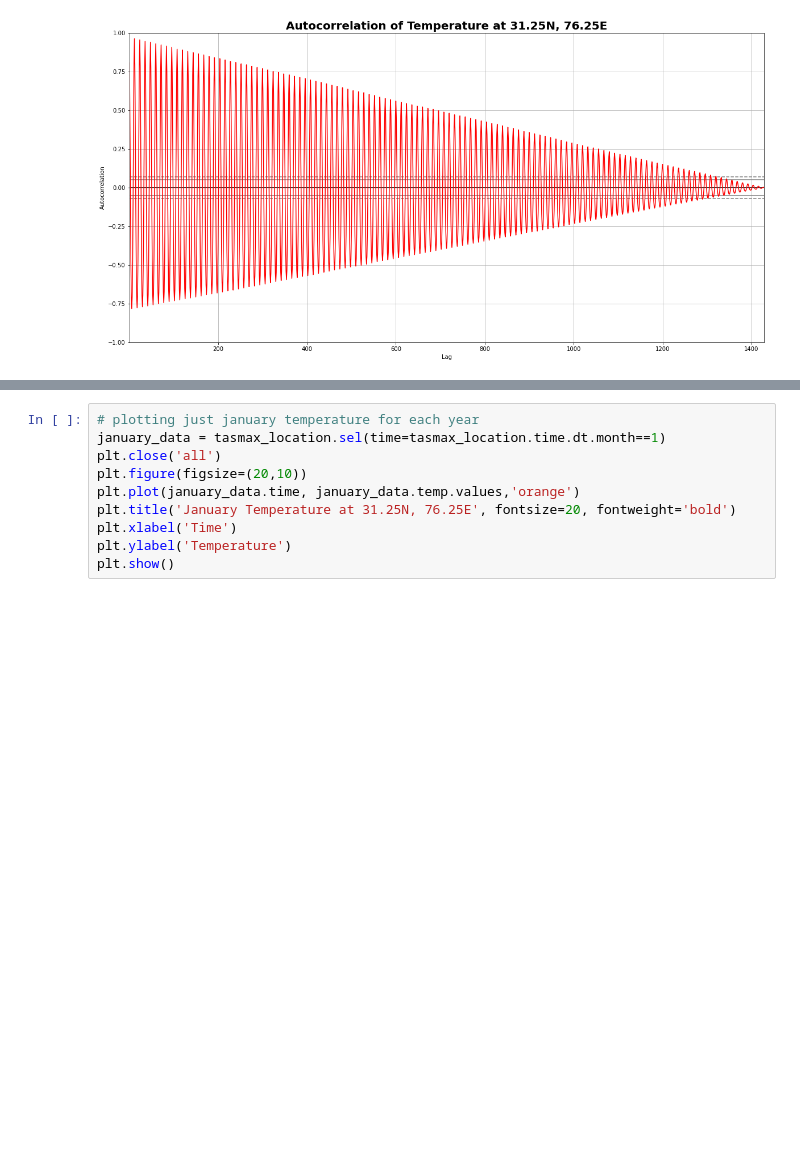
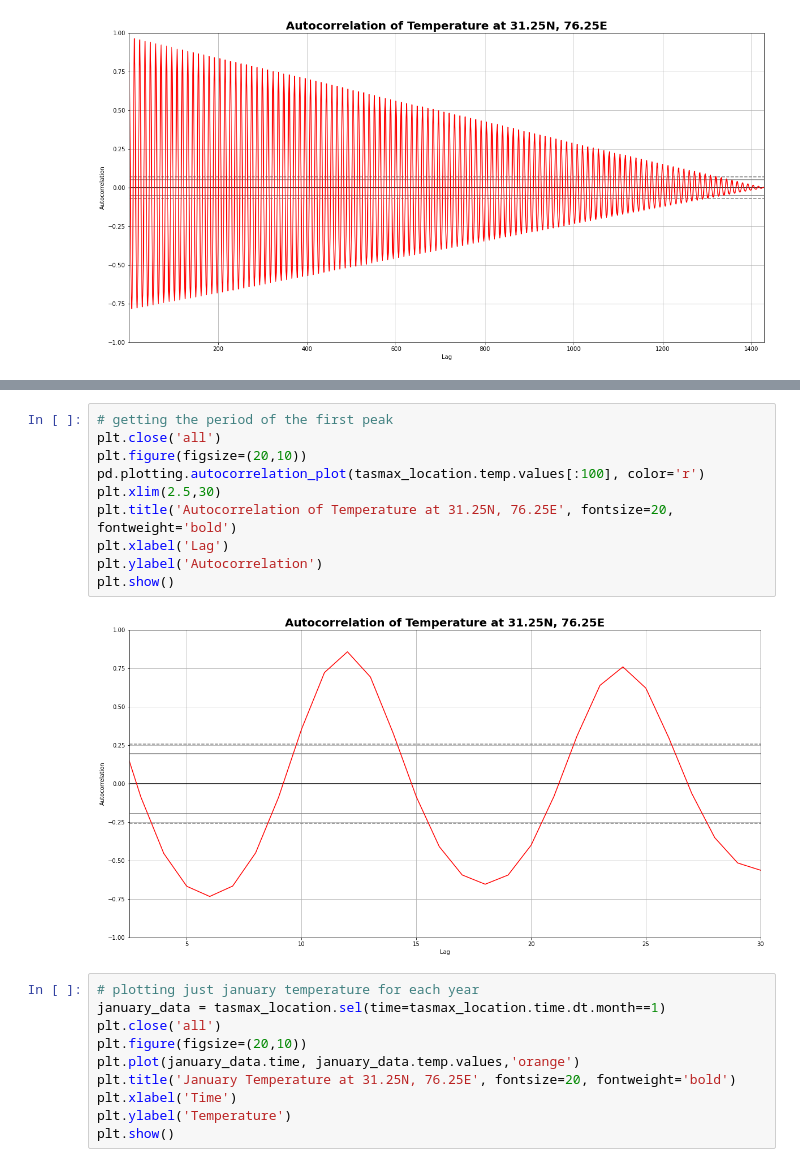
Before and after one commit to alliajagbe/time-series, a Jupyter notebook: timedata2.ipynb, the cells around one changed output, grey strips where cells are left out. Cells and saved outputs as stored; diff of their text form; blank space fills up the shorter version.

```diff
--- a/timedata2.ipynb
+++ b/timedata2.ipynb
@@ -119,3 +130,15 @@ plt.show()
+# %%
+# getting the period of the first peak
+plt.close('all')
+plt.figure(figsize=(20,10))
+pd.plotting.autocorrelation_plot(tasmax_location.temp.values[:100], color='r')
+plt.xlim(2.5,30)
+plt.title('Autocorrelation of Temperature at 31.25N, 76.25E', fontsize=20, fontweight='bold')
+plt.xlabel('Lag')
+plt.ylabel('Autocorrelation')
+plt.show()
+# %% [output]
+[figure, added]
 # %%
 # plotting just january temperature for each year
 january_data = tasmax_location.sel(time=tasmax_location.time.dt.month==1)
```
Also changed, not shown: parts of 4 cells of this notebook.
